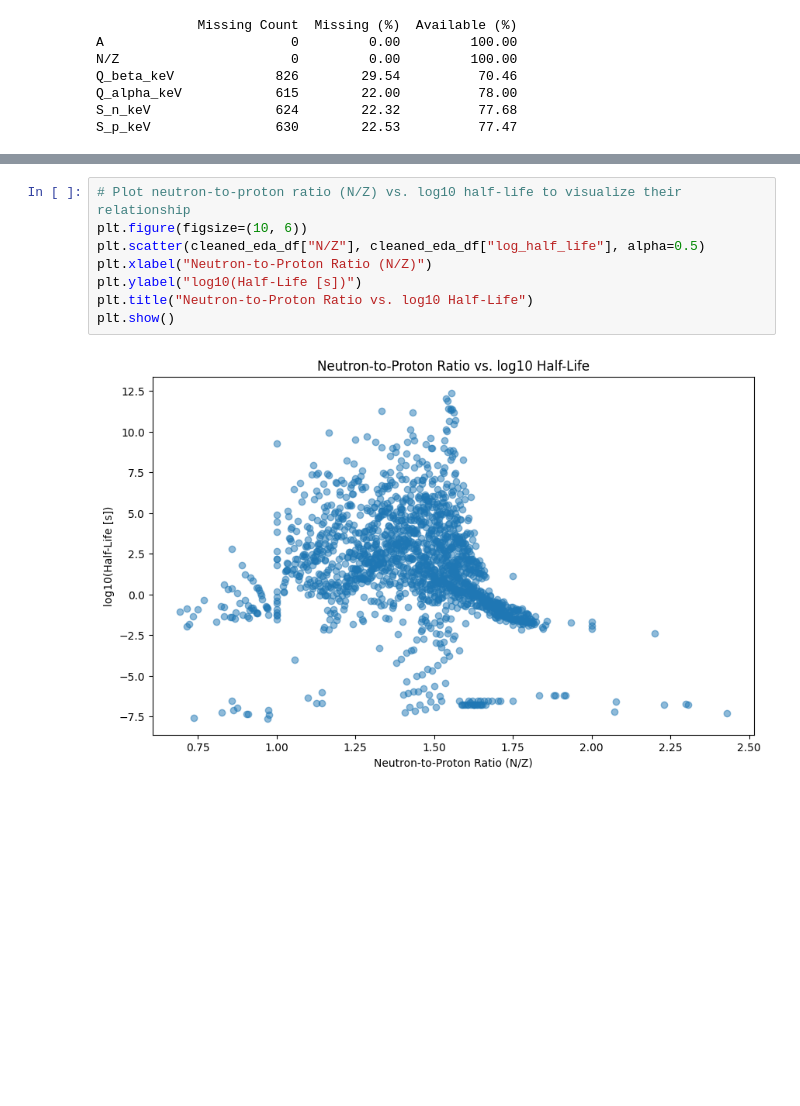
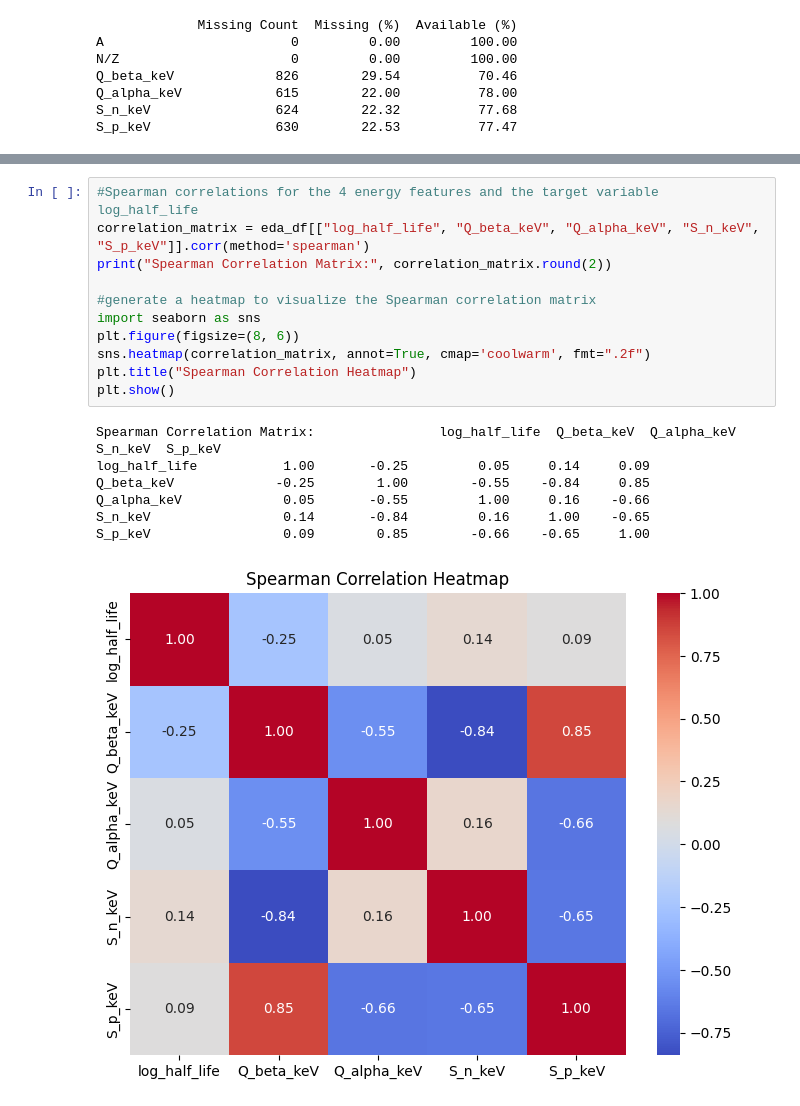
Before and after one commit to BrandonL08/Nuclear-Half-Life-Prediction-CHE1147-Term-Project, a Jupyter notebook: 01_data_cleaning.ipynb, the cells around one changed output, grey strips where cells are left out. Saved outputs shown, nothing was run; the diff lists cells and outputs as text; blank space fills up the shorter version.

```diff
--- a/01_data_cleaning.ipynb
+++ b/01_data_cleaning.ipynb
@@ -396,10 +388,19 @@ plt.show()
-# %%
-# Plot neutron-to-proton ratio (N/Z) vs. log10 half-life to visualize their relationship
-plt.figure(figsize=(10, 6))
-plt.scatter(cleaned_eda_df["N/Z"], cleaned_eda_df["log_half_life"], alpha=0.5)
-plt.xlabel("Neutron-to-Proton Ratio (N/Z)")
-plt.ylabel("log10(Half-Life [s])")
-plt.title("Neutron-to-Proton Ratio vs. log10 Half-Life")
-plt.show()
-# %% [output]
-[figure, removed]
+# %%
+#Spearman correlations for the 4 energy features and the target variable log_half_life
+correlation_matrix = eda_df[["log_half_life", "Q_beta_keV", "Q_alpha_keV", "S_n_keV", "S_p_keV"]].corr(method='spearman')
+print("Spearman Correlation Matrix:", correlation_matrix.round(2))
+
+#generate a heatmap to visualize the Spearman correlation matrix
+import seaborn as sns
+plt.figure(figsize=(8, 6))
+sns.heatmap(correlation_matrix, annot=True, cmap='coolwarm', fmt=".2f")
+plt.title("Spearman Correlation Heatmap")
+plt.show()
+# %% [output]
+Spearman Correlation Matrix:                log_half_life  Q_beta_keV  Q_alpha_keV  S_n_keV  S_p_keV
+log_half_life           1.00       -0.25         0.05     0.14     0.09
+Q_beta_keV             -0.25        1.00        -0.55    -0.84     0.85
+Q_alpha_keV             0.05       -0.55         1.00     0.16    -0.66
+S_n_keV                 0.14       -0.84         0.16     1.00    -0.65
+S_p_keV                 0.09        0.85        -0.66    -0.65     1.00
+[figure, added]
```
Also changed, not shown: parts of 4 cells of this notebook.
